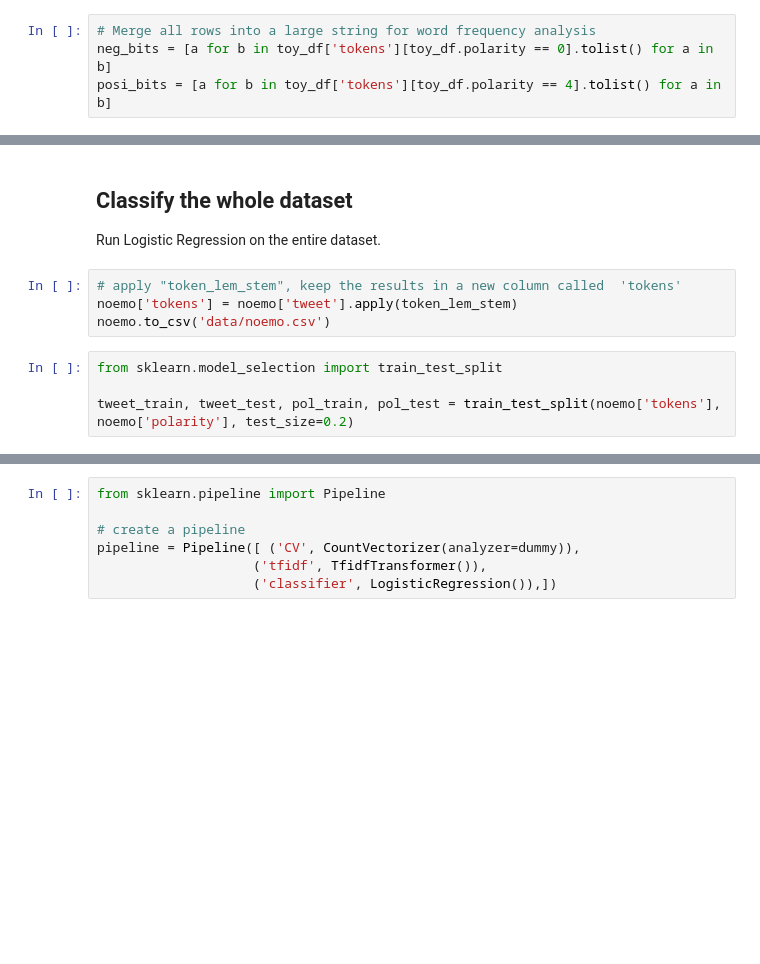
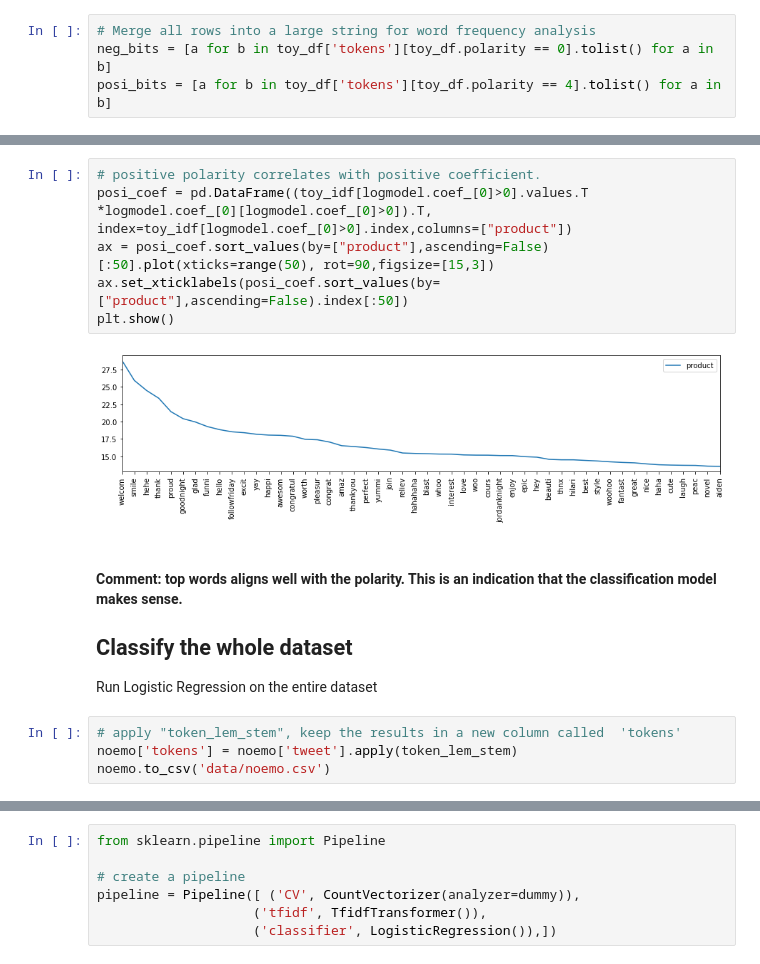
Before and after one commit to huayicodes/TwitterSentimentClassifier, a Jupyter notebook: TwitterSentimentClassification.ipynb, the cells around one changed output, grey strips where cells are left out. Cells and saved outputs as stored; diff of their text form; blank space fills up the shorter version.

Commit message:
Added evaluation of the LR model

```diff
--- a/TwitterSentimentClassification.ipynb
+++ b/TwitterSentimentClassification.ipynb
@@ -239,12 +322,19 @@ The Naive Bayes classifier and the Logistic Regression classifier performed very
+# %%
+# positive polarity correlates with positive coefficient.
+posi_coef = pd.DataFrame((toy_idf[logmodel.coef_[0]>0].values.T *logmodel.coef_[0][logmodel.coef_[0]>0]).T, index=toy_idf[logmodel.coef_[0]>0].index,columns=["product"])
+ax = posi_coef.sort_values(by=["product"],ascending=False)[:50].plot(xticks=range(50), rot=90,figsize=[15,3])
+ax.set_xticklabels(posi_coef.sort_values(by=["product"],ascending=False).index[:50])
+plt.show()
+# %% [output]
+[figure, added]
 # %% [markdown]
+#### Comment:  top words aligns well with the polarity. This is an indication that the classification model makes sense.
+
+
 ## Classify the whole dataset
 
-Run Logistic Regression on the entire dataset.
+Run Logistic Regression on the entire dataset
 # %%
 # apply "token_lem_stem", keep the results in a new column called  'tokens'
 noemo['tokens'] = noemo['tweet'].apply(token_lem_stem)
 noemo.to_csv('data/noemo.csv')
-# %%
-from sklearn.model_selection import train_test_split
-
-tweet_train, tweet_test, pol_train, pol_test = train_test_split(noemo['tokens'], noemo['polarity'], test_size=0.2)
```
Also changed, not shown: parts of 34 cells of this notebook.
